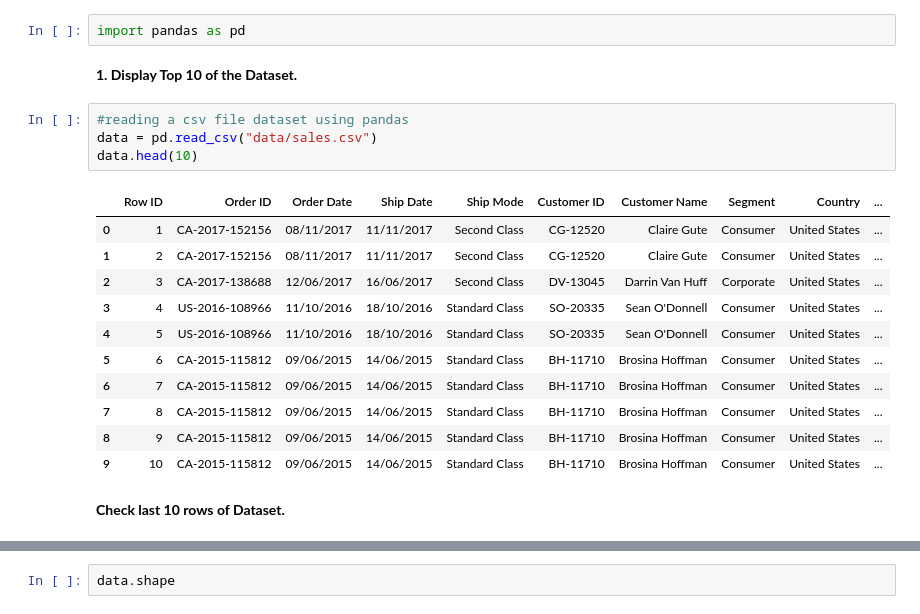
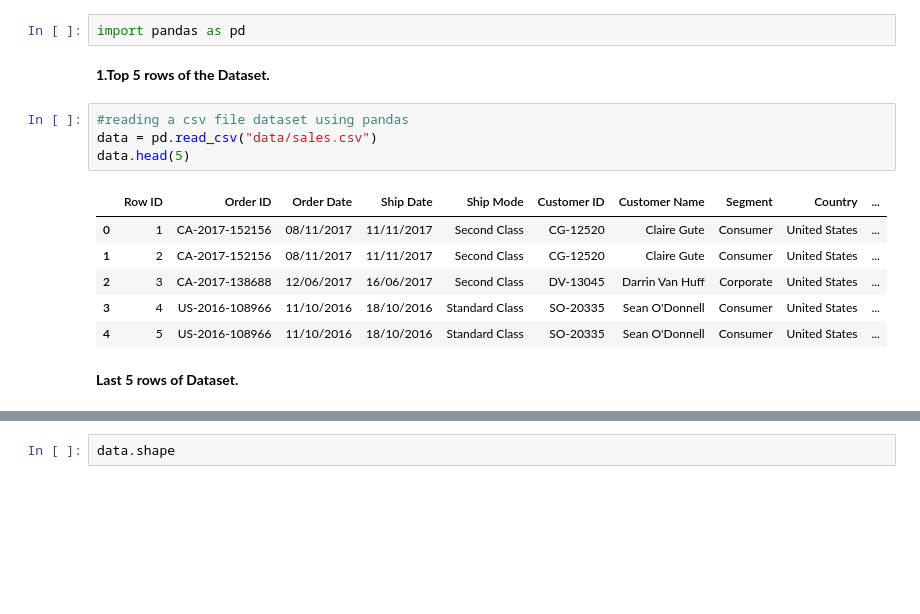
Before and after one commit to sumanshaw9/sales-insights, a Jupyter notebook: Customer-Sales-Analysis.ipynb, the cells around one changed output, grey strips where cells are left out. Saved outputs shown, nothing was run; the diff lists cells and outputs as text; blank space fills up the shorter version.

```diff
--- a/Customer-Sales-Analysis.ipynb
+++ b/Customer-Sales-Analysis.ipynb
@@ -11,23 +11,18 @@ Note: you may need to restart the kernel to use updated packages.
 # %%
 import pandas as pd
 # %% [markdown]
-**1. Display Top 10 of the Dataset.**
+**1.Top 5 rows of the Dataset.**
 # %%
 #reading a csv file dataset using pandas
 data = pd.read_csv("data/sales.csv")
-data.head(10)
+data.head(5)
 # %% [output]
 |  | Row ID | Order ID | Order Date | Ship Date | Ship Mode | Customer ID | Customer Name | Segment | Country | ... |
 | 0 | 1 | CA-2017-152156 | 08/11/2017 | 11/11/2017 | Second Class | CG-12520 | Claire Gute | Consumer | United States | ... |
 | 1 | 2 | CA-2017-152156 | 08/11/2017 | 11/11/2017 | Second Class | CG-12520 | Claire Gute | Consumer | United States | ... |
 | 2 | 3 | CA-2017-138688 | 12/06/2017 | 16/06/2017 | Second Class | DV-13045 | Darrin Van Huff | Corporate | United States | ... |
 | 3 | 4 | US-2016-108966 | 11/10/2016 | 18/10/2016 | Standard Class | SO-20335 | Sean O'Donnell | Consumer | United States | ... |
 | 4 | 5 | US-2016-108966 | 11/10/2016 | 18/10/2016 | Standard Class | SO-20335 | Sean O'Donnell | Consumer | United States | ... |
-| 5 | 6 | CA-2015-115812 | 09/06/2015 | 14/06/2015 | Standard Class | BH-11710 | Brosina Hoffman | Consumer | United States | ... |
-| 6 | 7 | CA-2015-115812 | 09/06/2015 | 14/06/2015 | Standard Class | BH-11710 | Brosina Hoffman | Consumer | United States | ... |
-| 7 | 8 | CA-2015-115812 | 09/06/2015 | 14/06/2015 | Standard Class | BH-11710 | Brosina Hoffman | Consumer | United States | ... |
-| 8 | 9 | CA-2015-115812 | 09/06/2015 | 14/06/2015 | Standard Class | BH-11710 | Brosina Hoffman | Consumer | United States | ... |
-| 9 | 10 | CA-2015-115812 | 09/06/2015 | 14/06/2015 | Standard Class | BH-11710 | Brosina Hoffman | Consumer | United States | ... |
 # %% [markdown]
-**Check last 10 rows of Dataset.**
+**Last 5 rows of Dataset.**
 # %%
```
Also changed, not shown: parts of 31 cells of this notebook.
